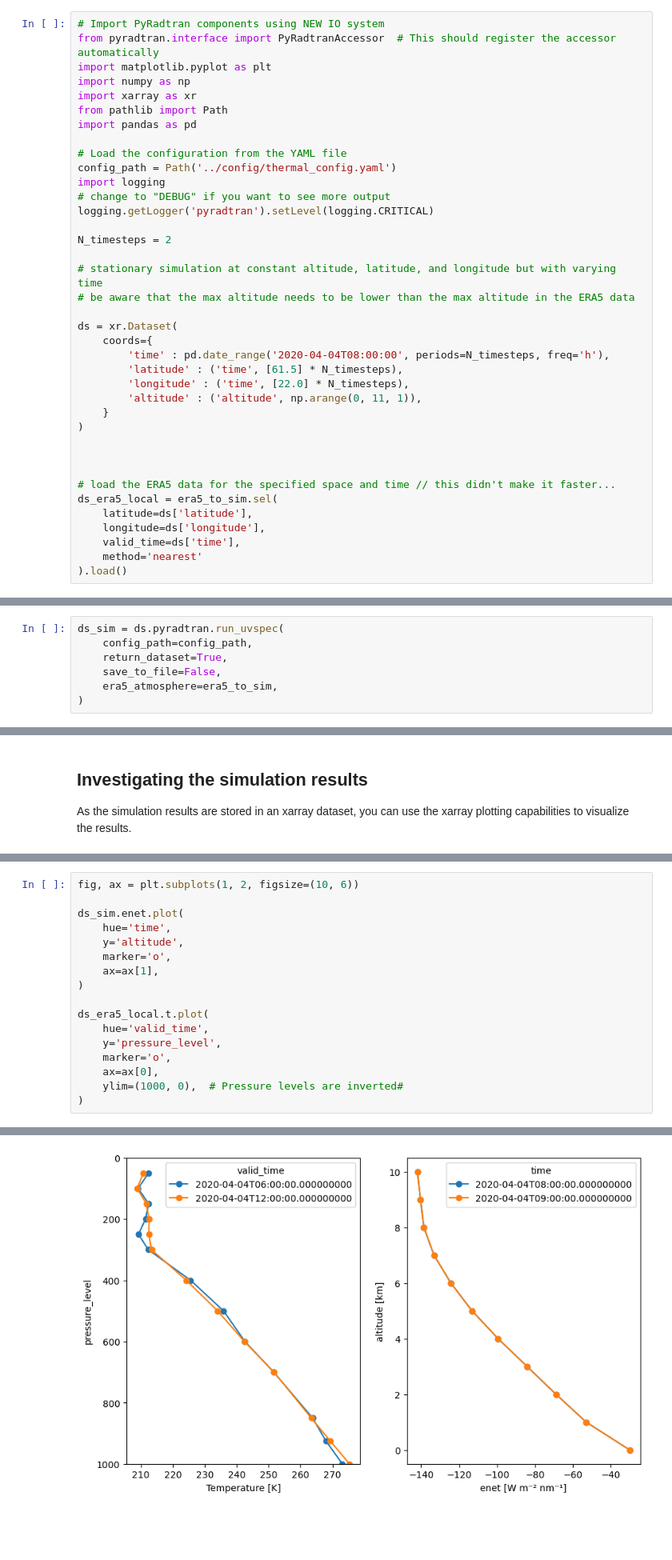
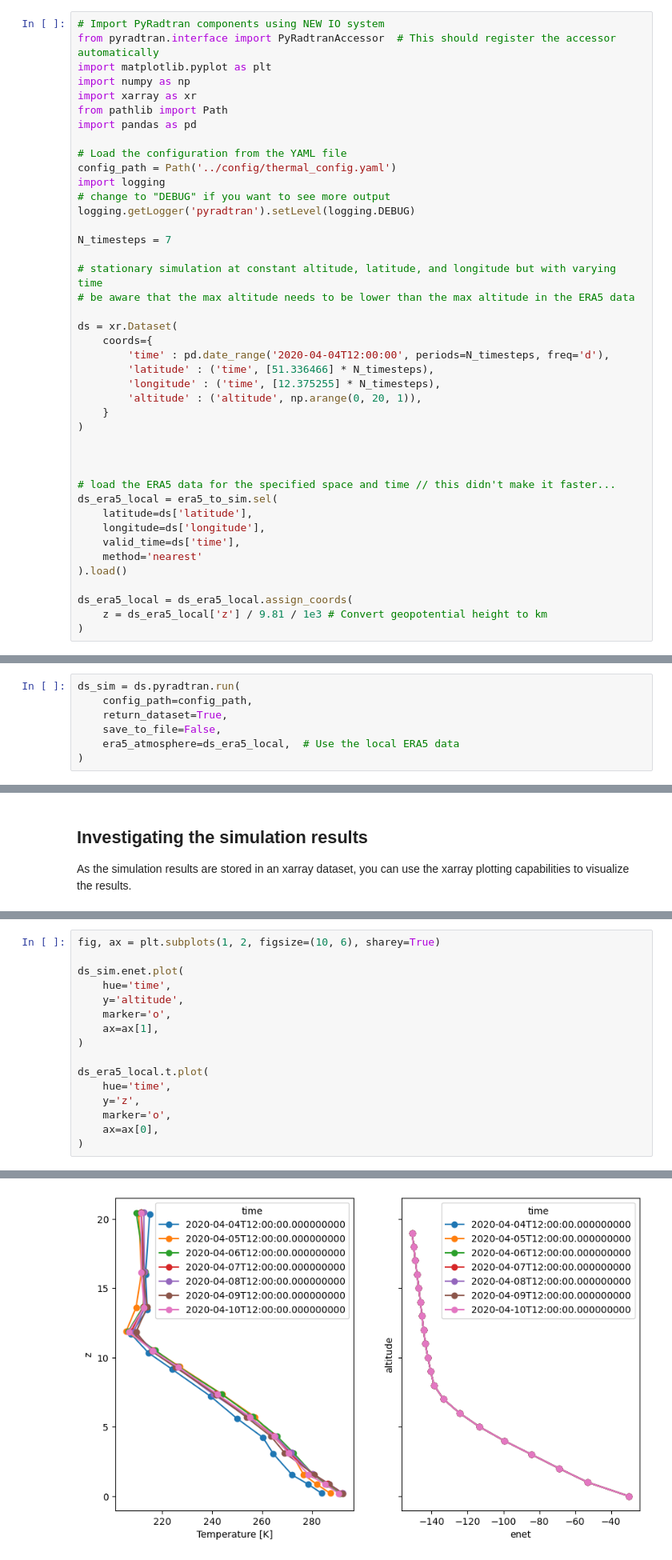
Before and after one commit to FranzFlink/pyRadtran, a Jupyter notebook: book/notebooks/era5_atmosphere.ipynb, the cells around one changed output, grey strips where cells are left out. Shown: that part at 80% size. Cells and saved outputs as stored; diff of their text form; blank space fills up the shorter version.

```diff
--- a/book/notebooks/era5_atmosphere.ipynb
+++ b/book/notebooks/era5_atmosphere.ipynb
@@ -75,19 +54,19 @@ import pandas as pd
 config_path = Path('../config/thermal_config.yaml')
 import logging
 # change to "DEBUG" if you want to see more output
-logging.getLogger('pyradtran').setLevel(logging.CRITICAL)
+logging.getLogger('pyradtran').setLevel(logging.DEBUG)
 
-N_timesteps = 2
+N_timesteps = 7
 
 # stationary simulation at constant altitude, latitude, and longitude but with varying time
 # be aware that the max altitude needs to be lower than the max altitude in the ERA5 data
 
 ds = xr.Dataset(
     coords={
-        'time' : pd.date_range('2020-04-04T08:00:00', periods=N_timesteps, freq='h'),
-        'latitude' : ('time', [61.5] * N_timesteps),
-        'longitude' : ('time', [22.0] * N_timesteps),
-        'altitude' : ('altitude', np.arange(0, 11, 1)),
+        'time' : pd.date_range('2020-04-04T12:00:00', periods=N_timesteps, freq='d'),
+        'latitude' : ('time', [51.336466] * N_timesteps),
+        'longitude' : ('time', [12.375255] * N_timesteps),
+        'altitude' : ('altitude', np.arange(0, 20, 1)),
     }
 )
 
@@ -100,3 +79,7 @@ ds_era5_local = era5_to_sim.sel(
     valid_time=ds['time'],
     method='nearest'
 ).load()
+
+ds_era5_local = ds_era5_local.assign_coords(
+    z = ds_era5_local['z'] / 9.81 / 1e3 # Convert geopotential height to km
+)
@@ -103,7 +106,7 @@ ds_era5_local = era5_to_sim.sel(
 # %%
-ds_sim = ds.pyradtran.run_uvspec(
+ds_sim = ds.pyradtran.run(
     config_path=config_path,
     return_dataset=True,
     save_to_file=False,
-    era5_atmosphere=era5_to_sim,
+    era5_atmosphere=ds_era5_local,  # Use the local ERA5 data
 )
@@ -145,5 +188,5 @@ As the simulation results are stored in an xarray dataset, you can use the xarra
 # %%
-fig, ax = plt.subplots(1, 2, figsize=(10, 6))
+fig, ax = plt.subplots(1, 2, figsize=(10, 6), sharey=True)
 
 ds_sim.enet.plot(
     hue='time',
@@ -153,11 +196,10 @@ ds_sim.enet.plot(
 )
 
 ds_era5_local.t.plot(
-    hue='valid_time',
-    y='pressure_level',
+    hue='time',
+    y='z',
     marker='o',
     ax=ax[0],
-    ylim=(1000, 0),  # Pressure levels are inverted#
 )
 # %% [output]
 [<matplotlib.lines.Line2D at 0x...>,
@@ -164,2 +211,2 @@ ds_era5_local.t.plot(
  <matplotlib.lines.Line2D at 0x...>]
-[figure, old version]
+[figure, new version]
```
Also changed, not shown: parts of 8 cells of this notebook, 43 other files.
